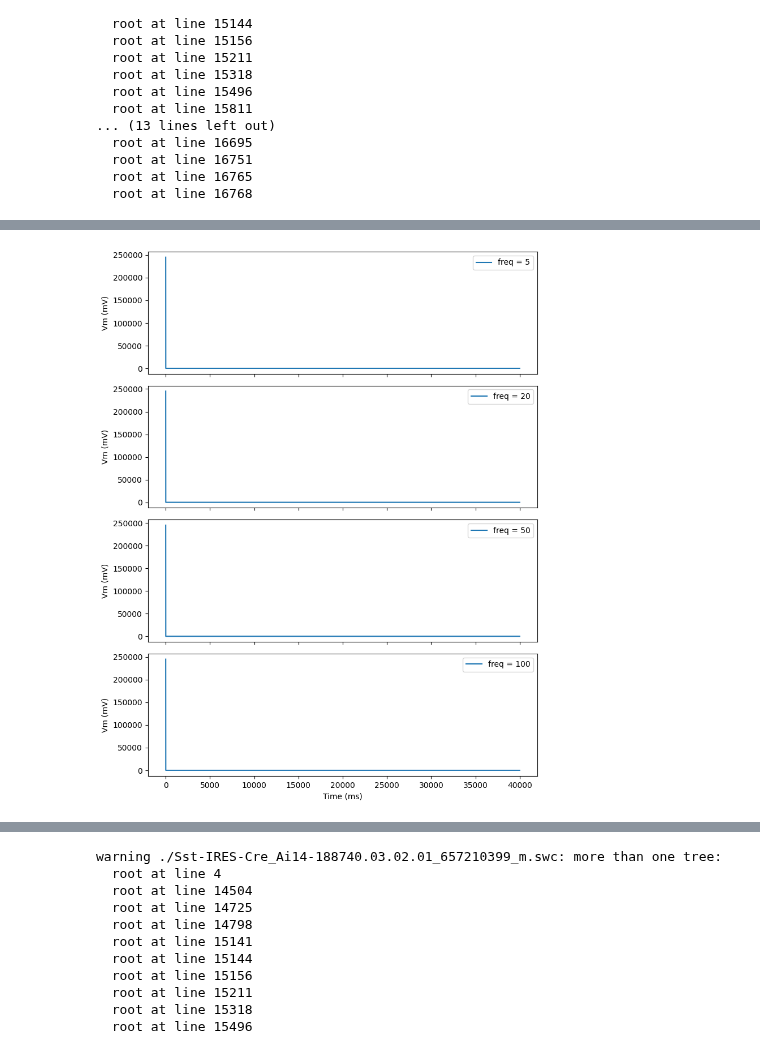
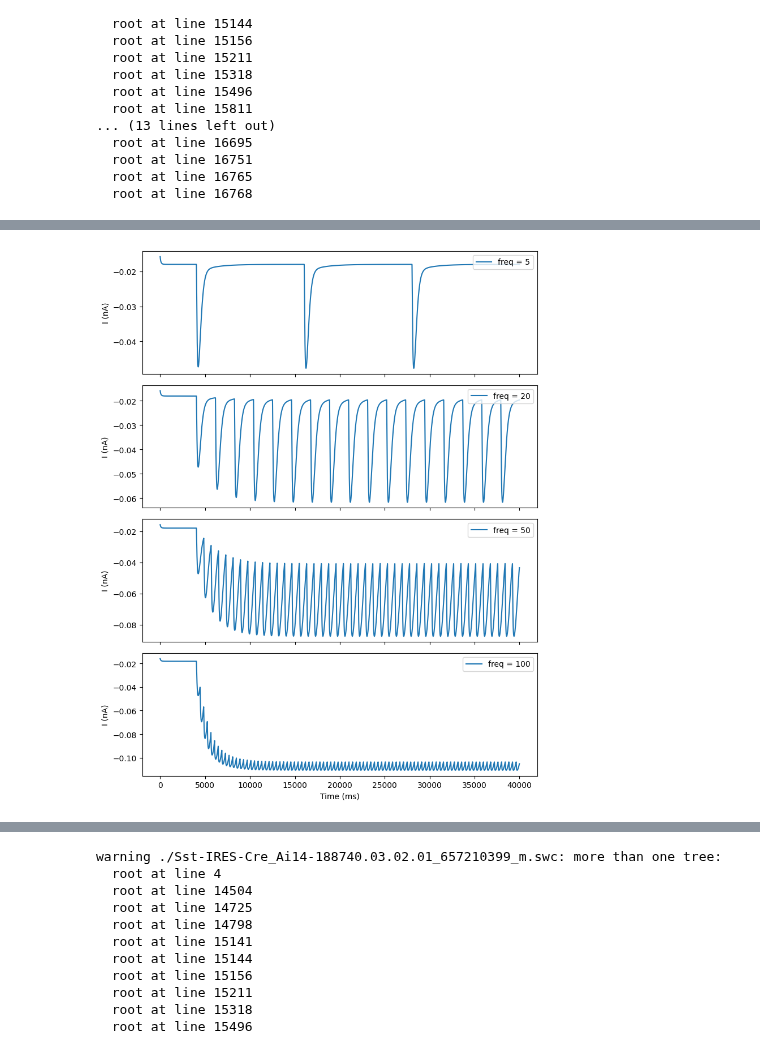
Before and after one commit to ddopp4877/single-cell-tuning, a Jupyter notebook: stim_synapses.ipynb, the cells around one changed output, grey strips where cells are left out. Cells and saved outputs as stored; diff of their text form; code cells hidden in the pictures.

```diff
--- a/stim_synapses.ipynb
+++ b/stim_synapses.ipynb
@@ -190,14 +184,23 @@ for freq in freqs:
 # %%
 cell = AllenCell(0,soma_diam_multiplier=6)
 syn_params =  {
-            'initW': 3,
+            'initW': 1.2,
             'tau_r_AMPA': 5,
             'tau_d_AMPA': 4,
-            'Use': 0.13,
+            'Use': 0.34,
             'Dep': 0.,
-            'Fac': 200.,
+            'Fac': 80.,
             'NMDA_ratio': 1.5
         }
+        # 'spec_syn_param': {
+        #     'initW': 1.2,
+        #     'tau_r_AMPA': 5,
+        #     'tau_d_AMPA': 4,
+        #     'Use': 0.34,
+        #     'Dep': 0.,
+        #     'Fac': 80.,
+        #     'NMDA_ratio': 1.5
+        # }
 
 ts, vs,ics = [],[],[]
 for i, time in enumerate(event_times):
@@ -213,8 +216,9 @@ for i, time in enumerate(event_times):
     nc.weight[0] = syn_params.get('initW', 0.001)
 
     vc = h.VClamp(cell.soma[0](0.5))
-    vc.dur[0] = 500   # ms
-    vc.amp[0] = -65   # mV
+    vc.dur[0] = 1000   # ms
+    vc.amp[0] = -70   # mV
+
 
     ic = h.Vector().record(vc._ref_i)
     tvec = h.Vector().record(h._ref_t)
@@ -254,17 +253,17 @@ plt.plot(ics[0][10:10000])
 # %%
 import matplotlib.pyplot as plt
 import numpy as np
 
 fig, axes = plt.subplots(nrows=4, figsize=(8, 10), sharex=True)
 
 for i in range(4):
     T, V,Ics = np.array(ts[i]), np.array(vs[i]),np.array(ics[i])
-    axes[i].plot(Ics, label=f"freq = {freqs[i]}")
-    axes[i].set_ylabel("Vm (mV)")
+    axes[i].plot(Ics[10:], label=f"freq = {freqs[i]}")
+    axes[i].set_ylabel("I (nA)")
     axes[i].legend(loc='upper right')
 
 axes[-1].set_xlabel("Time (ms)")
 plt.tight_layout()
 plt.show()
 # %% [output]
-[figure, old version]
+[figure, new version]
```
Also changed, not shown: parts of 25 cells of this notebook.
